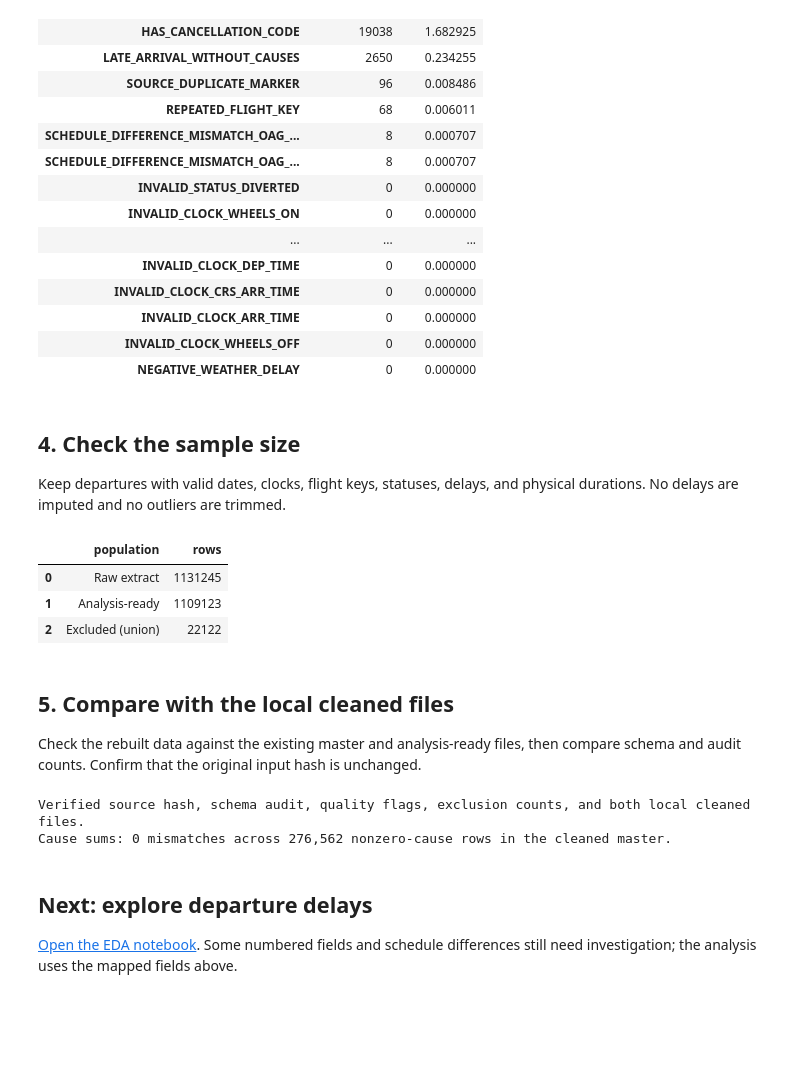
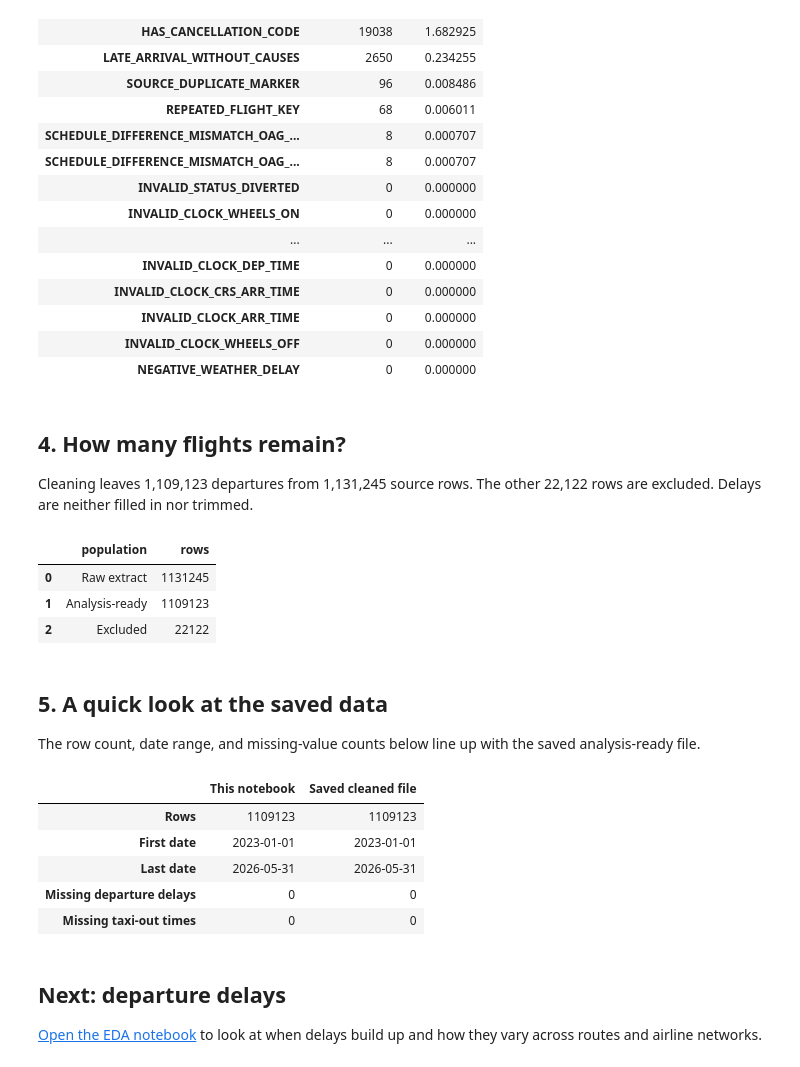
Before and after one commit to giangbuiauthentix/ord-flight-delay-analysis, a Jupyter notebook: ord_data_cleaning.ipynb, the cells around one changed output. Drawn from its saved outputs; the diff is of its cells as text; code cells hidden in the pictures; blank space fills up the shorter version.

```diff
--- a/ord_data_cleaning.ipynb
+++ b/ord_data_cleaning.ipynb
@@ -295,53 +282,53 @@ display(quality_counts.sort_values('flagged_rows', ascending=False).head(20))
 | INVALID_CLOCK_WHEELS_OFF | 0 | 0.000000 |
 | NEGATIVE_WEATHER_DELAY | 0 | 0.000000 |
 # %% [markdown]
-## 4. Check the sample size
+## 4. How many flights remain?
 
-Keep departures with valid dates, clocks, flight keys, statuses, delays, and physical durations. No delays are imputed and no outliers are trimmed.
+Cleaning leaves 1,109,123 departures from 1,131,245 source rows. The other 22,122 rows are excluded. Delays are neither filled in nor trimmed.
 # %%
 ready_mask = master.ELIGIBLE_DEPARTURE_ANALYSIS
-assert int(ready_mask.sum()) == audit['analysis_ready_rows'] == 1109123
-assert int((~ready_mask).sum()) == audit['excluded_rows'] == 22122
-assert len(master) == audit['raw_rows'] == 1131245
-assert contract['cause_nonzero_rows'] == audit['cause_nonzero_rows'] == 276562
-assert contract['cause_sum_mismatches'] == audit['cause_sum_mismatches'] == 0
-assert str(master.FLIGHT_DATE.min().date()) == audit['first_date']
-assert str(master.FLIGHT_DATE.max().date()) == audit['last_date']
-display(pd.DataFrame({'population':['Raw extract','Analysis-ready','Excluded (union)'], 'rows':[len(raw),int(ready_mask.sum()),int((~ready_mask).sum())]}))
+display(pd.DataFrame({'population':['Raw extract','Analysis-ready','Excluded'], 'rows':[len(raw),int(ready_mask.sum()),int((~ready_mask).sum())]}))
 # %% [output]
 |  | population | rows |
 | 0 | Raw extract | 1131245 |
 | 1 | Analysis-ready | 1109123 |
-| 2 | Excluded (union) | 22122 |
+| 2 | Excluded | 22122 |
 # %% [markdown]
-## 5. Compare with the local cleaned files
+## 5. A quick look at the saved data
 
-Check the rebuilt data against the existing master and analysis-ready files, then compare schema and audit counts. Confirm that the original input hash is unchanged.
+The row count, date range, and missing-value counts below line up with the saved analysis-ready file.
 # %%
-local_master = pd.read_parquet(data_dir / MASTER_FILE, columns=list(REQUIRED))
-pd.testing.assert_frame_equal(master[list(REQUIRED)].reset_index(drop=True), local_master, check_exact=True)
-del local_master
-local_ready = pd.read_parquet(data_dir / READY_FILE, columns=list(REQUIRED))
-pd.testing.assert_frame_equal(master.loc[ready_mask,list(REQUIRED)].reset_index(drop=True), local_ready, check_exact=True)
-assert local_ready.ELIGIBLE_DEPARTURE_ANALYSIS.all()
-del local_ready
-schema_after = pd.DataFrame({'cleaned_dtype': master.dtypes.astype(str), 'missing_after': master.isna().sum()})
-frozen_schema = pd.read_csv(data_dir / 'schema_audit.csv').set_index('column')
-# pandas 2 stores scalar text as object; the source audit used pandas 3's str.
-# Normalize this one descriptive label only after checking every value.
-assert master['STATUS_DERIVATION'].eq('Cancellation code/landing code 9; diversion landing codes 1–5').all()
-if schema_after.loc['STATUS_DERIVATION','cleaned_dtype'] == 'object':
-    assert frozen_schema.loc['STATUS_DERIVATION','cleaned_dtype'] == 'str'
-    schema_after.loc['STATUS_DERIVATION','cleaned_dtype'] = 'str'
-pd.testing.assert_frame_equal(schema_after.sort_index().rename_axis('column'), frozen_schema[['cleaned_dtype','missing_after']].sort_index())
-assert hashlib.file_digest(raw_path.open('rb'), 'sha256').hexdigest() == source_hash
-print('Verified source hash, schema audit, quality flags, exclusion counts, and both local cleaned files.')
-print('Cause sums: 0 mismatches across 276,562 nonzero-cause rows in the cleaned master.')
-del raw, master, clean, quality
+saved_departures = pd.read_parquet(
+    DATA_DIR / 'ord_departures_2023_2026_analysis_ready.parquet',
+    columns=['FLIGHT_DATE', 'DEP_DELAY', 'TAXI_OUT']
+)
+departures = clean.loc[ready_mask]
+
+comparison = pd.DataFrame({
+    'This notebook': {
+        'Rows': len(departures),
+        'First date': str(departures.FLIGHT_DATE.min().date()),
+        'Last date': str(departures.FLIGHT_DATE.max().date()),
+        'Missing departure delays': int(departures.DEP_DELAY.isna().sum()),
+        'Missing taxi-out times': int(departures.TAXI_OUT.isna().sum()),
+    },
+    'Saved cleaned file': {
+        'Rows': len(saved_departures),
+        'First date': str(saved_departures.FLIGHT_DATE.min().date()),
+        'Last date': str(saved_departures.FLIGHT_DATE.max().date()),
+        'Missing departure delays': int(saved_departures.DEP_DELAY.isna().sum()),
+        'Missing taxi-out times': int(saved_departures.TAXI_OUT.isna().sum()),
+    },
+})
+display(comparison)
 # %% [output]
-Verified source hash, schema audit, quality flags, exclusion counts, and both local cleaned files.
-Cause sums: 0 mismatches across 276,562 nonzero-cause rows in the cleaned master.
+|  | This notebook | Saved cleaned file |
+| Rows | 1109123 | 1109123 |
+| First date | 2023-01-01 | 2023-01-01 |
+| Last date | 2026-05-31 | 2026-05-31 |
+| Missing departure delays | 0 | 0 |
+| Missing taxi-out times | 0 | 0 |
 # %% [markdown]
-## Next: explore departure delays
+## Next: departure delays
 
-[Open the EDA notebook](ord_departure_reliability_eda.ipynb). Some numbered fields and schedule differences still need investigation; the analysis uses the mapped fields above.
+[Open the EDA notebook](ord_departure_reliability_eda.ipynb) to look at when delays build up and how they vary across routes and airline networks.
```
Also changed, not shown: parts of 12 cells of this notebook, 2 other files.
